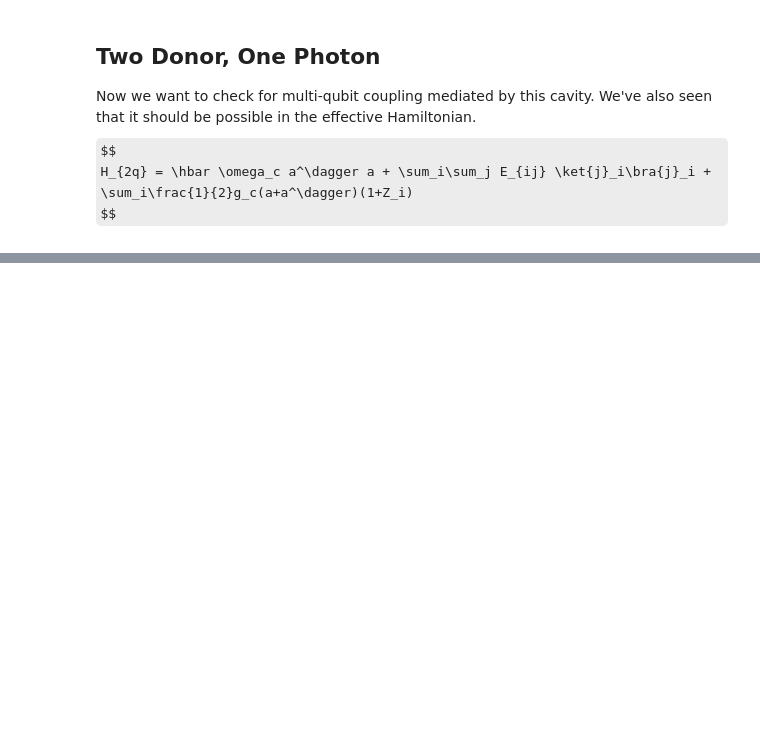
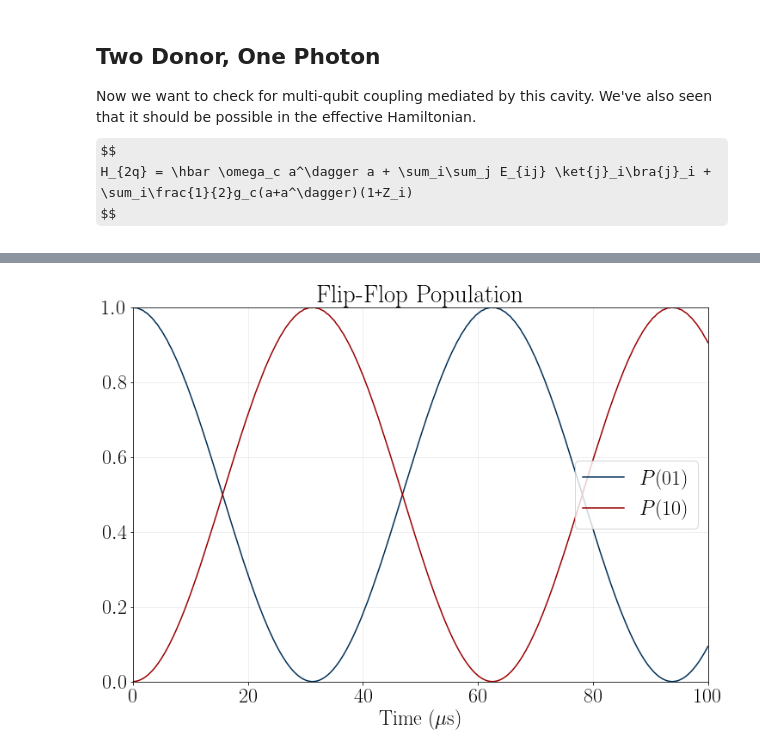
Before and after one commit to jtruong04/FlipFlopQubit_CavityCoupling, a Jupyter notebook: _notebooks/Time_Evolution.ipynb, the cells around one changed output, grey strips where cells are left out. Drawn from its saved outputs; the diff is of its cells as text; code cells hidden in the pictures; some formulas as TeX source; blank space fills up the shorter version.

```diff
--- a/_notebooks/Time_Evolution.ipynb
+++ b/_notebooks/Time_Evolution.ipynb
@@ -246,0 +274,22 @@ plt.show()
+# %%
+fig, ax = plt.subplots(figsize=(12,8))
+for i,state in enumerate([1,4]):
+    ax.plot(t/1000,rho_ff[:,state,state], label=rf'$P({state//4}{state%4})$', color=UBColors[i])
+# ax.plot(t/1000,rho_ff[:,1,1], label=r'$P_{01}$',color=UBColors[0])
+# ax.plot(t/1000,rho_ff[:,4,4], label=r'$P_{10}$',color=UBColors[1])
+ax.set_xlabel(r'Time ($\mu$s)')
+ax.set_ylabel('')
+ax.set_title('Flip-Flop Population')
+plt.legend(loc=0)
+plt.grid(alpha=0.25)
+ax.set_xlim([0,T_Max/1000])
+ax.set_ylim([0,1])
+
+timeString = datetime.datetime.now().strftime('%Y%m%d%H%M%S')
+fileName = '2q1p0n_FlipFlopPopulation_'+timeString+'.png'
+plt.savefig('_figures/'+fileName,dpi=600)
+plt.show()
+with open('_figures/Exp_Parameters.csv','a+') as f:
+    f.write(f"{fileName},{N_d},{N_p},False,[{parameters_qubits[0]['eps']};{parameters_qubits[1]['eps']}],[{parameters_qubits[0]['wB']};{parameters_qubits[1]['wB']}],[{parameters_qubits[0]['Vt']};{parameters_qubits[1]['Vt']}],{parameters_cavity['wc']},{parameters_cavity['gc']}\n")
+# %% [output]
+[figure, added]
```
Also changed, not shown: parts of 12 cells of this notebook, 3 other files.
